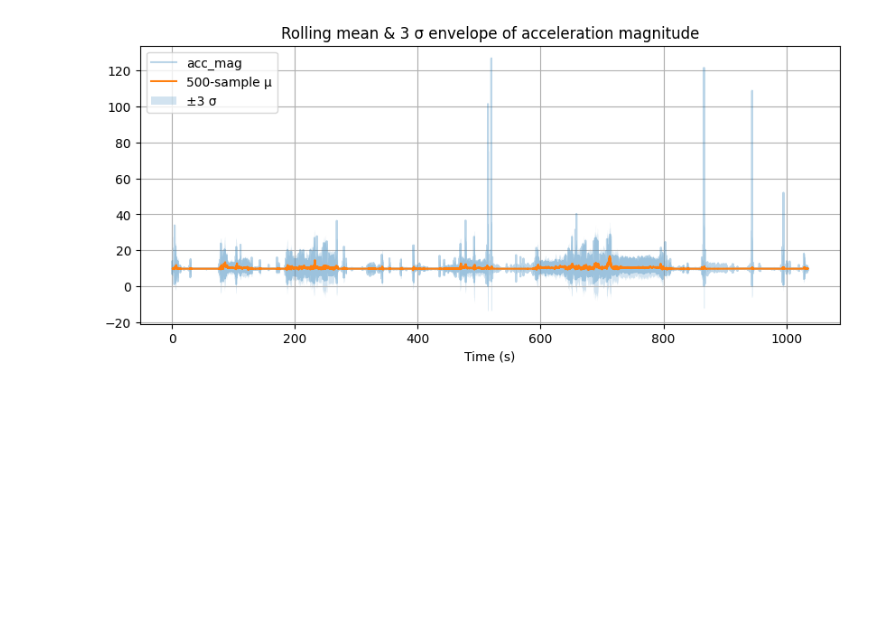
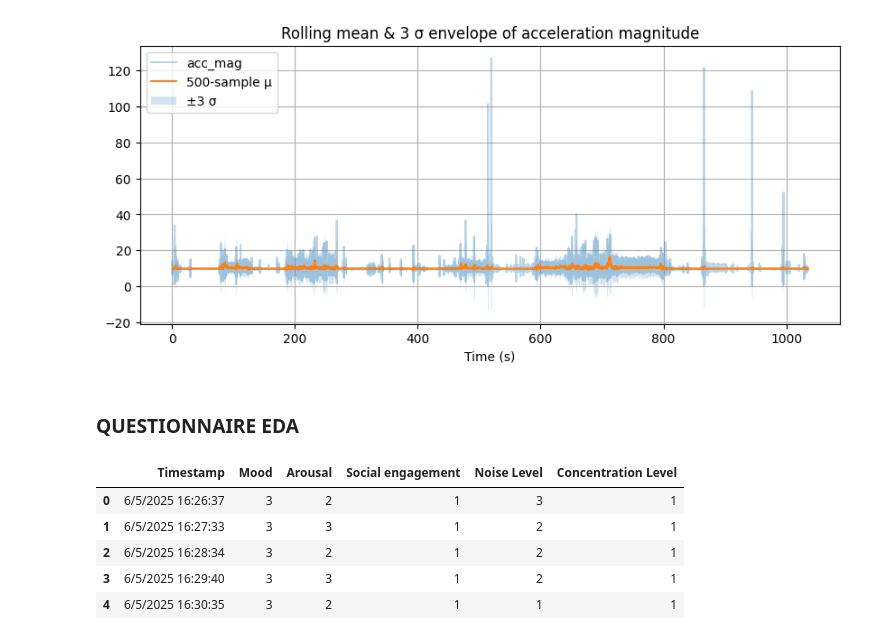
Before and after one commit to sebasaguerre/ML_for_Sensor_data, a Jupyter notebook: EDA.ipynb, the cells around one changed output. Drawn from its saved outputs; the diff is of its cells as text; code cells hidden in the pictures; blank space fills up the shorter version.

Commit message:
Questionnaire EDA

```diff
--- a/EDA.ipynb
+++ b/EDA.ipynb
@@ -304,3 +307,17 @@ ax.set_title("Rolling mean & 3 σ envelope of acceleration magnitude")
 plt.show()
 # %% [output]
 [figure]
+# %% [markdown]
+### QUESTIONNAIRE EDA
+# %%
+DATA_PATH_QUESTIONNAIRE = Path("(Responses) - Form Responses 1.csv")
+df_questionnaire = pd.read_csv(DATA_PATH_QUESTIONNAIRE)
+
+df_questionnaire.head()
+# %% [output]
+|  | Timestamp | Mood | Arousal | Social engagement | Noise Level | Concentration Level |
+| 0 | 6/5/2025 16:26:37 | 3 | 2 | 1 | 3 | 1 |
+| 1 | 6/5/2025 16:27:33 | 3 | 3 | 1 | 2 | 1 |
+| 2 | 6/5/2025 16:28:34 | 3 | 2 | 1 | 2 | 1 |
+| 3 | 6/5/2025 16:29:40 | 3 | 3 | 1 | 2 | 1 |
+| 4 | 6/5/2025 16:30:35 | 3 | 2 | 1 | 1 | 1 |
```
Also changed, not shown: parts of 1 cell of this notebook.
